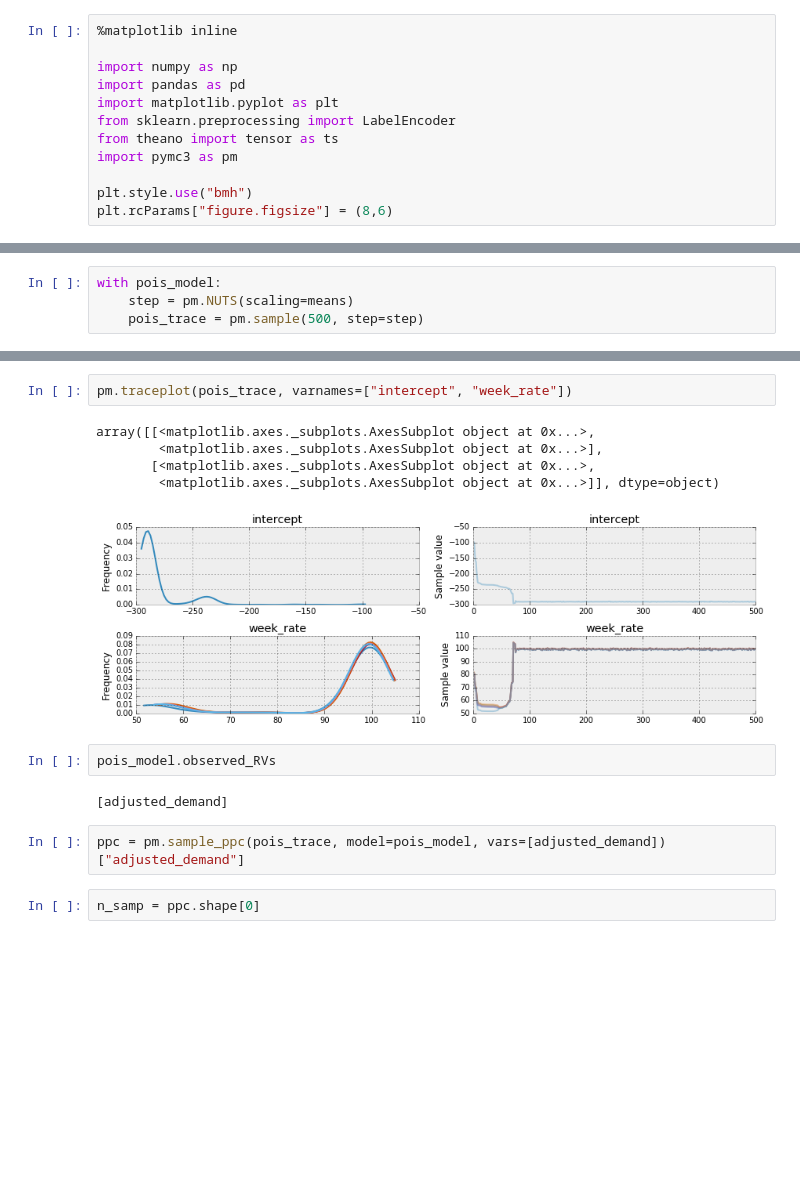
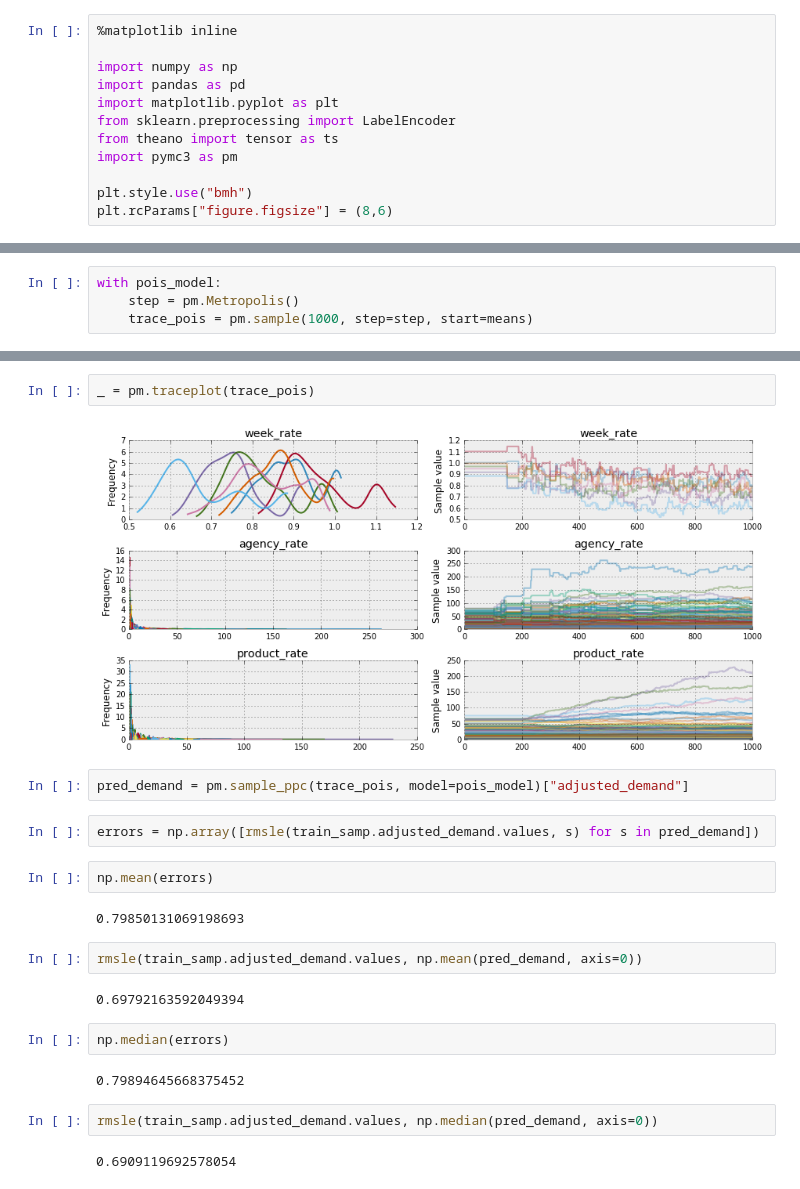
Before and after one commit to ririw/kaggle-bimbo-pymc3, a Jupyter notebook: Poisson model.ipynb, the cells around one changed output, grey strips where cells are left out. Drawn from its saved outputs; the diff is of its cells as text; blank space fills up the shorter version.

Commit message:
added error metric

```diff
--- a/Poisson model.ipynb
+++ b/Poisson model.ipynb
@@ -91,5 +118,5 @@ Finished [100%]: ELBO = -5435708.6
 # %%
 with pois_model:
-    step = pm.NUTS(scaling=means)
-    pois_trace = pm.sample(500, step=step)
+    step = pm.Metropolis()
+    trace_pois = pm.sample(1000, step=step, start=means)
 # %% [output]
@@ -98,16 +124,24 @@ WARNING (theano.tensor.blas): We did not found a dynamic library into the librar
-# %%
-pm.traceplot(pois_trace, varnames=["intercept", "week_rate"])
-# %% [output]
-array([[<matplotlib.axes._subplots.AxesSubplot object at 0x...>,
-        <matplotlib.axes._subplots.AxesSubplot object at 0x...>],
-       [<matplotlib.axes._subplots.AxesSubplot object at 0x...>,
-        <matplotlib.axes._subplots.AxesSubplot object at 0x...>]], dtype=object)
-[figure, removed]
-# %%
-pois_model.observed_RVs
-# %% [output]
-[adjusted_demand]
+# %%
+_ = pm.traceplot(trace_pois)
+# %% [output]
+[figure, added]
 # %%
-ppc = pm.sample_ppc(pois_trace, model=pois_model, vars=[adjusted_demand])["adjusted_demand"]
+pred_demand = pm.sample_ppc(trace_pois, model=pois_model)["adjusted_demand"]
-# %%
-n_samp = ppc.shape[0]
+# %%
+errors = np.array([rmsle(train_samp.adjusted_demand.values, s) for s in pred_demand])
+# %%
+np.mean(errors)
+# %% [output]
+0.79850131069198693
+# %%
+rmsle(train_samp.adjusted_demand.values, np.mean(pred_demand, axis=0))
+# %% [output]
+0.69792163592049394
+# %%
+np.median(errors)
+# %% [output]
+0.79894645668375452
+# %%
+rmsle(train_samp.adjusted_demand.values, np.median(pred_demand, axis=0))
+# %% [output]
+0.6909119692578054
```
Also changed, not shown: parts of 22 cells of this notebook.
